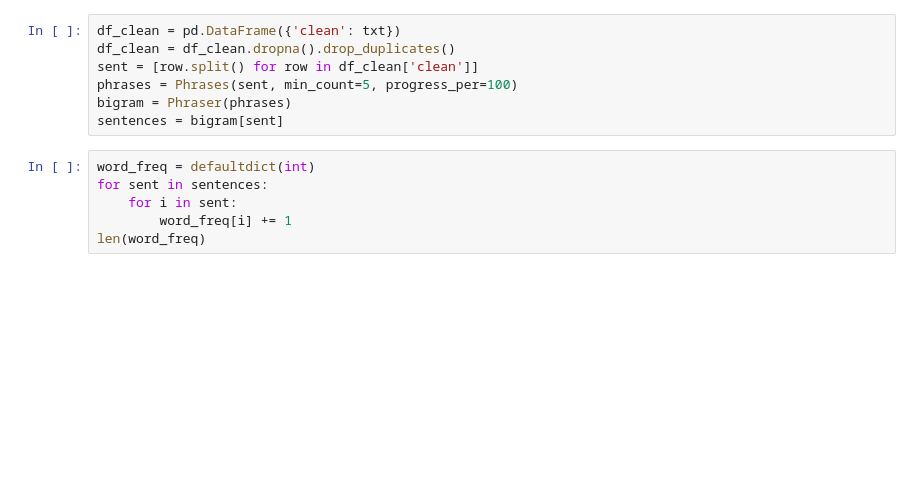
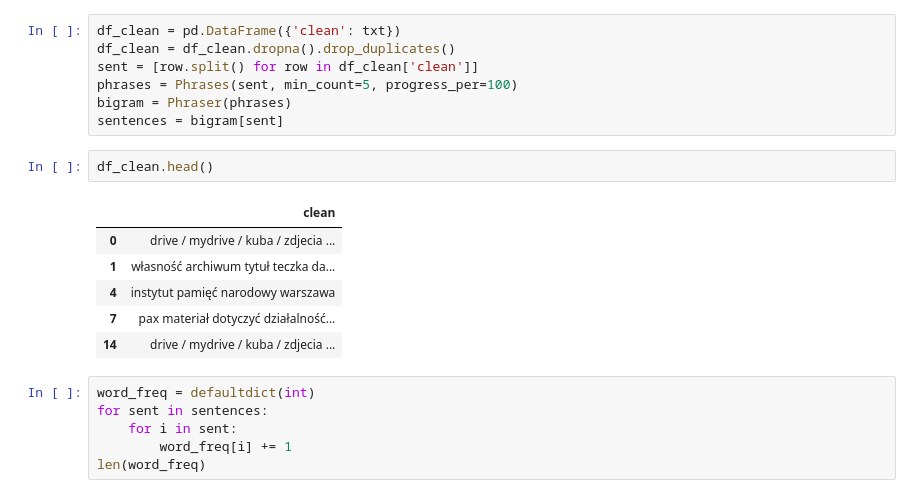
Before and after one commit to KacperGrodecki/image_proccessing, a Jupyter notebook: kuba_img_text_reading_found_words_analyzing_enchant.ipynb, the cells around one changed output. Drawn from its saved outputs; the diff is of its cells as text; blank space fills up the shorter version.

```diff
--- a/kuba_img_text_reading_found_words_analyzing_enchant.ipynb
+++ b/kuba_img_text_reading_found_words_analyzing_enchant.ipynb
@@ -252,6 +250,15 @@ sent = [row.split() for row in df_clean['clean']]
 phrases = Phrases(sent, min_count=5, progress_per=100)
 bigram = Phraser(phrases)
 sentences = bigram[sent]
+# %%
+df_clean.head()
+# %% [output]
+|  | clean |
+| 0 | drive / mydrive / kuba / zdjecia ... |
+| 1 | własność archiwum tytuł teczka da... |
+| 4 | instytut pamięć narodowy warszawa |
+| 7 | pax materiał dotyczyć działalność... |
+| 14 | drive / mydrive / kuba / zdjecia ... |
 # %%
 word_freq = defaultdict(int)
 for sent in sentences:
```
Also changed, not shown: parts of 23 cells of this notebook.
